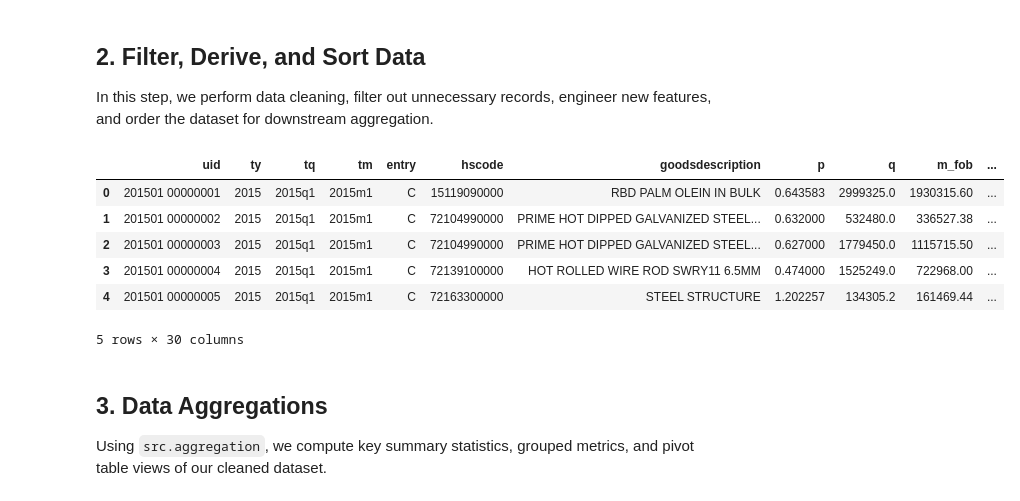
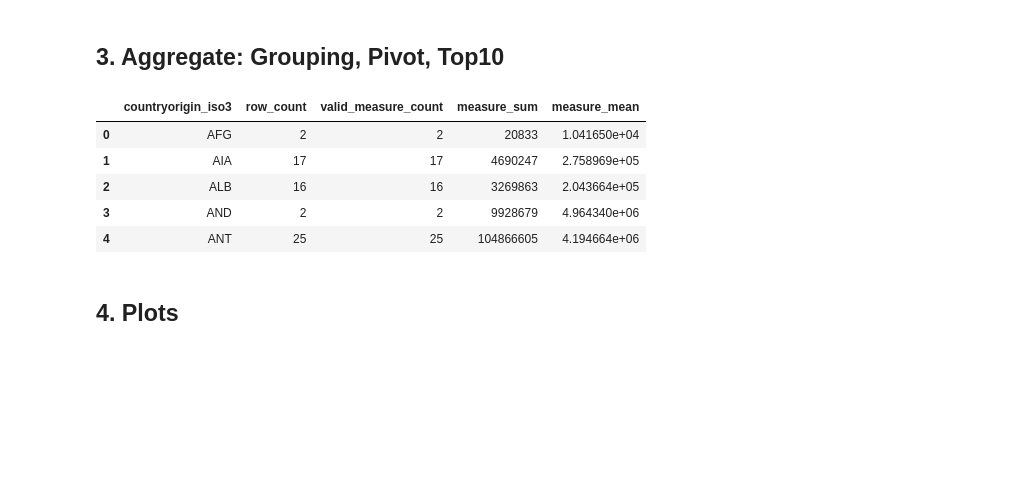
Before and after one commit to don-code-max/case2-2015, a Jupyter notebook: analysis.ipynb, the cells around one changed output. Saved outputs shown, nothing was run; the diff lists cells and outputs as text; code cells hidden in the pictures; blank space fills up the shorter version.

```diff
--- a/analysis.ipynb
+++ b/analysis.ipynb
@@ -5,10 +3,9 @@ Setting up the environment and importing project dependencies and custom modules
 # %%
-import pandas as pd
-import numpy as np
+import sys
+sys.path.insert(0, 'src')
+import config
+from loader import load_data, validate_required_columns, inspect_data
 
-import config
-import src.loader as loader
-import src.aggregation as aggregation
-import src.plotting as plotting
-import src.validation as validation
-import src.audit_log as audit_log
+df = load_data()
+validate_required_columns(df)
+inspect_data(df)
@@ -18,7 +49,12 @@ We import the raw dataset using `src.loader` and inspect its shape, structure, a
 # %%
-df = loader.load_dataset() if hasattr(loader, 'load_dataset') else loader.load_data()
+from processing import CustomsProcessor
 
-print("Dataset Shape:", df.shape)
-display(df.head())
-df.info()
+proc = CustomsProcessor(df)
+filtered = proc.apply_filter()
+print('Filtered rows:', len(filtered))
+print('Excluded rows:', len(proc.excluded_df))
+
+filtered = proc.add_derived_columns()
+filtered = proc.sort()
+filtered.head()
 # %% [output]
@@ -50,25 +70,21 @@ memory usage: 511.9+ MB
 # %% [markdown]
-## 2. Filter, Derive, and Sort Data
-In this step, we perform data cleaning, filter out unnecessary records, engineer new features, and order the dataset for downstream aggregation.
+## 3. Aggregate: Grouping, Pivot, Top10
 # %%
-df_clean = df.copy()
+from aggregation import build_grouped, build_grouped_two, build_pivot, build_top10
 
-numeric_cols = df_clean.select_dtypes(include=np.number).columns
-if len(numeric_cols) > 0:
-    first_num_col = numeric_cols[0]
-    df_clean = df_clean[df_clean[first_num_col] >= df_clean[first_num_col].median()]
+grouped = build_grouped(filtered)
+grouped_two = build_grouped_two(filtered)
+pivot = build_pivot(filtered)
+top10 = build_top10(grouped)
 
-df_clean = df_clean.sort_values(by=df_clean.columns[0]).reset_index(drop=True)
-display(df_clean.head())
+grouped.head()
 # %% [output]
-|  | uid | ty | tq | tm | entry | hscode | goodsdescription | p | q | m_fob | ... |
-| 0 | 201501 00000001 | 2015 | 2015q1 | 2015m1 | C | 15119090000 | RBD PALM OLEIN IN BULK | 0.643583 | 2999325.0 | 1930315.60 | ... |
-| 1 | 201501 00000002 | 2015 | 2015q1 | 2015m1 | C | 72104990000 | PRIME HOT DIPPED GALVANIZED STEEL... | 0.632000 | 532480.0 | 336527.38 | ... |
-| 2 | 201501 00000003 | 2015 | 2015q1 | 2015m1 | C | 72104990000 | PRIME HOT DIPPED GALVANIZED STEEL... | 0.627000 | 1779450.0 | 1115715.50 | ... |
-| 3 | 201501 00000004 | 2015 | 2015q1 | 2015m1 | C | 72139100000 | HOT ROLLED WIRE ROD SWRY11 6.5MM | 0.474000 | 1525249.0 | 722968.00 | ... |
-| 4 | 201501 00000005 | 2015 | 2015q1 | 2015m1 | C | 72163300000 | STEEL STRUCTURE | 1.202257 | 134305.2 | 161469.44 | ... |
+|  | countryorigin_iso3 | row_count | valid_measure_count | measure_sum | measure_mean |
+| 0 | AFG | 2 | 2 | 20833 | 1.041650e+04 |
+| 1 | AIA | 17 | 17 | 4690247 | 2.758969e+05 |
+| 2 | ALB | 16 | 16 | 3269863 | 2.043664e+05 |
+| 3 | AND | 2 | 2 | 9928679 | 4.964340e+06 |
+| 4 | ANT | 25 | 25 | 104866605 | 4.194664e+06 |
-5 rows × 30 columns
 # %% [markdown]
-## 3. Data Aggregations
-Using `src.aggregation`, we compute key summary statistics, grouped metrics, and pivot table views of our cleaned dataset.
+## 4. Plots
 # %%
```
Also changed, not shown: parts of 11 cells of this notebook, 1 other file.
